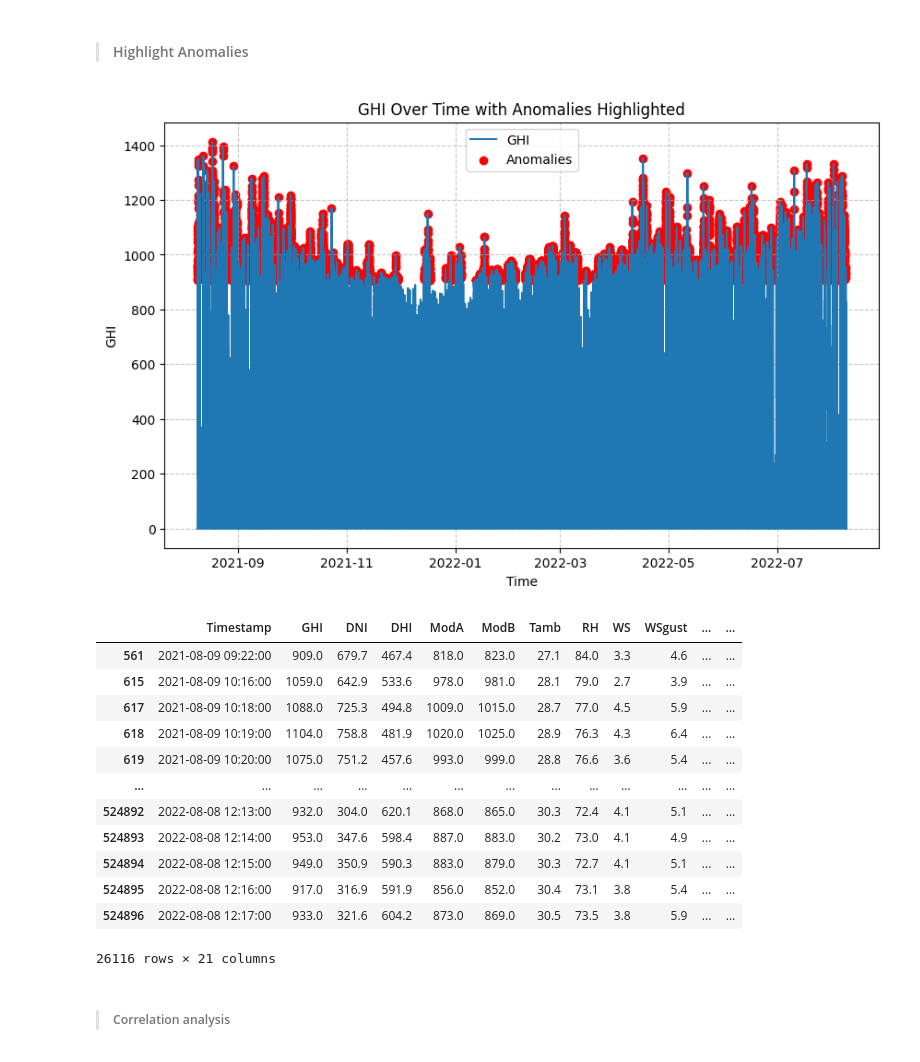
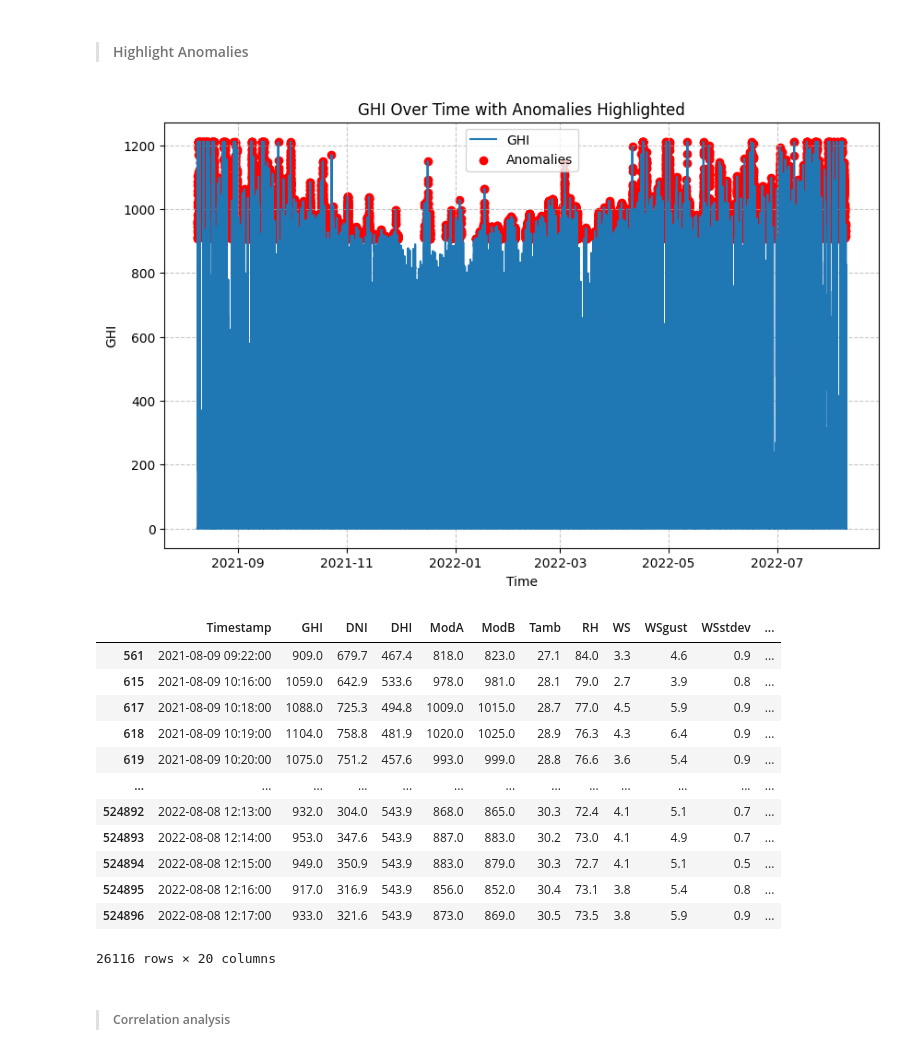
Before and after one commit to naolatomsa/Solar-Data-Discovery, a Jupyter notebook: notebooks/beninMalanville.ipynb, the cells around one changed output. Drawn from its saved outputs; the diff is of its cells as text; code cells hidden in the pictures.

```diff
--- a/notebooks/beninMalanville.ipynb
+++ b/notebooks/beninMalanville.ipynb
@@ -159,7 +159,7 @@ Name: count, dtype: int64>
 # %% [markdown]
 >#### remove outliers
 # %%
-outliers_removed_data = remove_outliers(data, exclude_columns=['Cleaning'])
+outliers_removed_data = remove_outliers(clean_data, exclude_columns=['Cleaning'])
 # %%
 plot_outliers(outliers_removed_data, outliers)
 # %% [output]
@@ -242,9 +242,9 @@ max      1003.000000       2.500000
 columns_to_clean = ['GHI', 'DNI', 'DHI']
 
 # Replace negative values with zero
-cleaned_data = replace_negative_with_zero(data, columns_to_clean)
+clean_data = replace_negative_with_zero(outliers_removed_data, columns_to_clean)
 
-print(cleaned_data)
+print(clean_data)
 # %% [output]
                Timestamp  GHI  DNI  DHI  ModA  ModB  Tamb    RH   WS  WSgust  \
 0       2021-08-09 00:01  0.0  0.0  0.0   0.0   0.0  26.2  93.4  0.0     0.4
@@ -266,7 +266,7 @@ print(cleaned_data)
 # %% [markdown]
 > #### Time Series Analysis:
 # %%
-clean_data = preprocess_timestamp(outliers_removed_data)
+clean_data = preprocess_timestamp(clean_data)
 # %% [markdown]
 > #### plot by monthly trend
 # %%
@@ -291,25 +291,25 @@ plot_sensor_readings(data, timestamp_col='Timestamp', cleaning_col='Cleaning', m
 >#### Highlight Anomalies
 # %%
 # Detect and plot anomalies for 'GHI'
-anomalies = detect_and_plot_anomalies(data, value_col='GHI', timestamp_col='Timestamp', threshold_percentile=0.95)
+anomalies = detect_and_plot_anomalies(clean_data, value_col='GHI', timestamp_col='Timestamp', threshold_percentile=0.95)
 
 # Display anomalies
 anomalies
 # %% [output]
-[figure, old version]
+[figure, new version]
-|  | Timestamp | GHI | DNI | DHI | ModA | ModB | Tamb | RH | WS | WSgust | ... | ... |
-| 561 | 2021-08-09 09:22:00 | 909.0 | 679.7 | 467.4 | 818.0 | 823.0 | 27.1 | 84.0 | 3.3 | 4.6 | ... | ... |
-| 615 | 2021-08-09 10:16:00 | 1059.0 | 642.9 | 533.6 | 978.0 | 981.0 | 28.1 | 79.0 | 2.7 | 3.9 | ... | ... |
-| 617 | 2021-08-09 10:18:00 | 1088.0 | 725.3 | 494.8 | 1009.0 | 1015.0 | 28.7 | 77.0 | 4.5 | 5.9 | ... | ... |
-| 618 | 2021-08-09 10:19:00 | 1104.0 | 758.8 | 481.9 | 1020.0 | 1025.0 | 28.9 | 76.3 | 4.3 | 6.4 | ... | ... |
-| 619 | 2021-08-09 10:20:00 | 1075.0 | 751.2 | 457.6 | 993.0 | 999.0 | 28.8 | 76.6 | 3.6 | 5.4 | ... | ... |
+|  | Timestamp | GHI | DNI | DHI | ModA | ModB | Tamb | RH | WS | WSgust | WSstdev | ... |
+| 561 | 2021-08-09 09:22:00 | 909.0 | 679.7 | 467.4 | 818.0 | 823.0 | 27.1 | 84.0 | 3.3 | 4.6 | 0.9 | ... |
+| 615 | 2021-08-09 10:16:00 | 1059.0 | 642.9 | 533.6 | 978.0 | 981.0 | 28.1 | 79.0 | 2.7 | 3.9 | 0.8 | ... |
+| 617 | 2021-08-09 10:18:00 | 1088.0 | 725.3 | 494.8 | 1009.0 | 1015.0 | 28.7 | 77.0 | 4.5 | 5.9 | 0.9 | ... |
+| 618 | 2021-08-09 10:19:00 | 1104.0 | 758.8 | 481.9 | 1020.0 | 1025.0 | 28.9 | 76.3 | 4.3 | 6.4 | 0.9 | ... |
+| 619 | 2021-08-09 10:20:00 | 1075.0 | 751.2 | 457.6 | 993.0 | 999.0 | 28.8 | 76.6 | 3.6 | 5.4 | 0.9 | ... |
 | ... | ... | ... | ... | ... | ... | ... | ... | ... | ... | ... | ... | ... |
-| 524892 | 2022-08-08 12:13:00 | 932.0 | 304.0 | 620.1 | 868.0 | 865.0 | 30.3 | 72.4 | 4.1 | 5.1 | ... | ... |
-| 524893 | 2022-08-08 12:14:00 | 953.0 | 347.6 | 598.4 | 887.0 | 883.0 | 30.2 | 73.0 | 4.1 | 4.9 | ... | ... |
-| 524894 | 2022-08-08 12:15:00 | 949.0 | 350.9 | 590.3 | 883.0 | 879.0 | 30.3 | 72.7 | 4.1 | 5.1 | ... | ... |
-| 524895 | 2022-08-08 12:16:00 | 917.0 | 316.9 | 591.9 | 856.0 | 852.0 | 30.4 | 73.1 | 3.8 | 5.4 | ... | ... |
-| 524896 | 2022-08-08 12:17:00 | 933.0 | 321.6 | 604.2 | 873.0 | 869.0 | 30.5 | 73.5 | 3.8 | 5.9 | ... | ... |
+| 524892 | 2022-08-08 12:13:00 | 932.0 | 304.0 | 543.9 | 868.0 | 865.0 | 30.3 | 72.4 | 4.1 | 5.1 | 0.7 | ... |
+| 524893 | 2022-08-08 12:14:00 | 953.0 | 347.6 | 543.9 | 887.0 | 883.0 | 30.2 | 73.0 | 4.1 | 4.9 | 0.7 | ... |
+| 524894 | 2022-08-08 12:15:00 | 949.0 | 350.9 | 543.9 | 883.0 | 879.0 | 30.3 | 72.7 | 4.1 | 5.1 | 0.5 | ... |
+| 524895 | 2022-08-08 12:16:00 | 917.0 | 316.9 | 543.9 | 856.0 | 852.0 | 30.4 | 73.1 | 3.8 | 5.4 | 0.8 | ... |
+| 524896 | 2022-08-08 12:17:00 | 933.0 | 321.6 | 543.9 | 873.0 | 869.0 | 30.5 | 73.5 | 3.8 | 5.9 | 0.9 | ... |
-26116 rows × 21 columns
+26116 rows × 20 columns
 # %% [markdown]
 > ##### Correlation analysis
 # %% [markdown]
```
Also changed, not shown: parts of 23 cells of this notebook.
